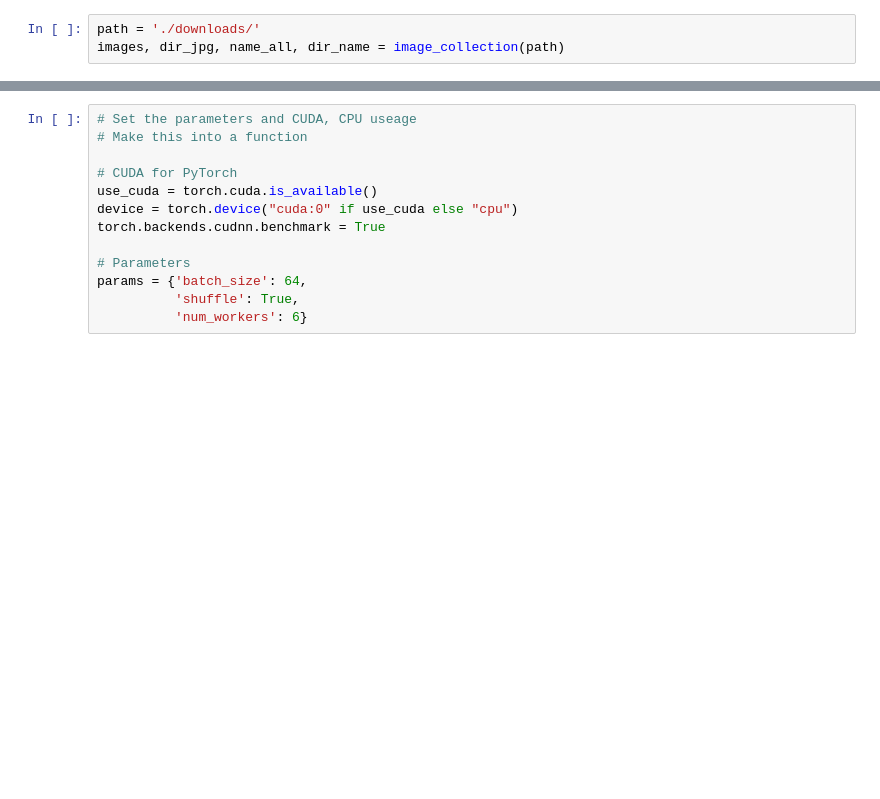
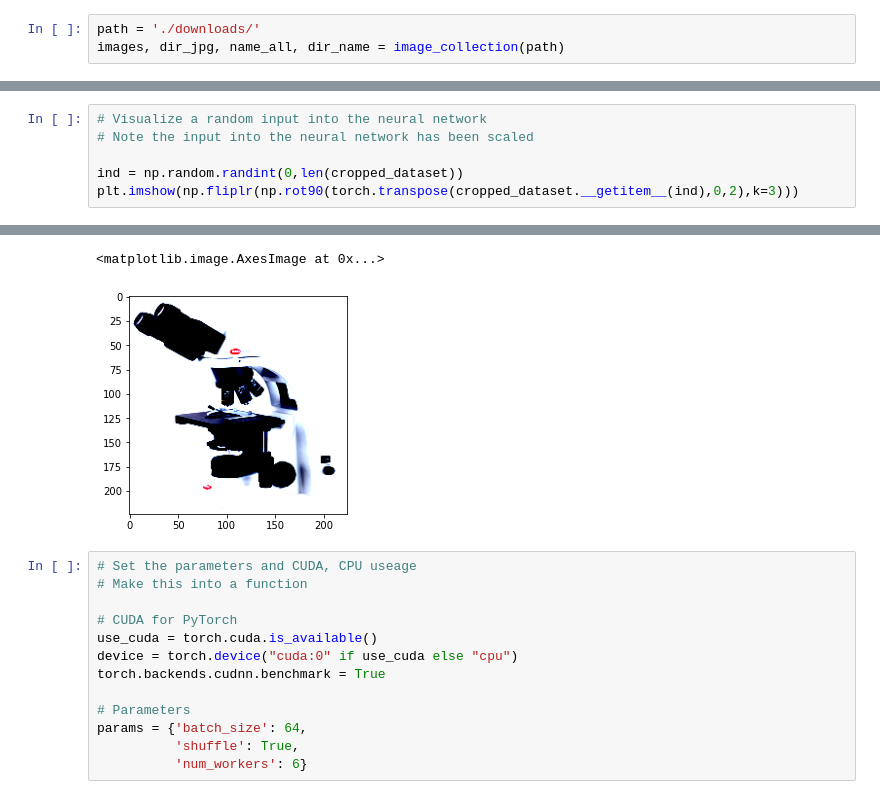
Before and after one commit to m3-learning/Recursive_Symmetry_Aware_Materials_Microstructure_Explorer, a Jupyter notebook: UMAP_032321.ipynb, the cells around one changed output, grey strips where cells are left out. Cells and saved outputs as stored; diff of their text form; blank space fills up the shorter version.

```diff
--- a/UMAP_032321.ipynb
+++ b/UMAP_032321.ipynb
@@ -180,0 +173,7 @@ WARNING:matplotlib.image:Clipping input data to the valid range for imshow with
+# %%
+# Visualize a random input into the neural network
+# Note the input into the neural network has been scaled
+
+ind = np.random.randint(0,len(cropped_dataset))
+plt.imshow(np.fliplr(np.rot90(torch.transpose(cropped_dataset.__getitem__(ind),0,2),k=3)))
+# %% [output]
@@ -181,3 +181,5 @@ WARNING:matplotlib.image:Clipping input data to the valid range for imshow with
+<matplotlib.image.AxesImage at 0x...>
+[figure, added]
 # %%
 # Set the parameters and CUDA, CPU useage
 # Make this into a function
```
Also changed, not shown: parts of 23 cells of this notebook, 1 other file.
